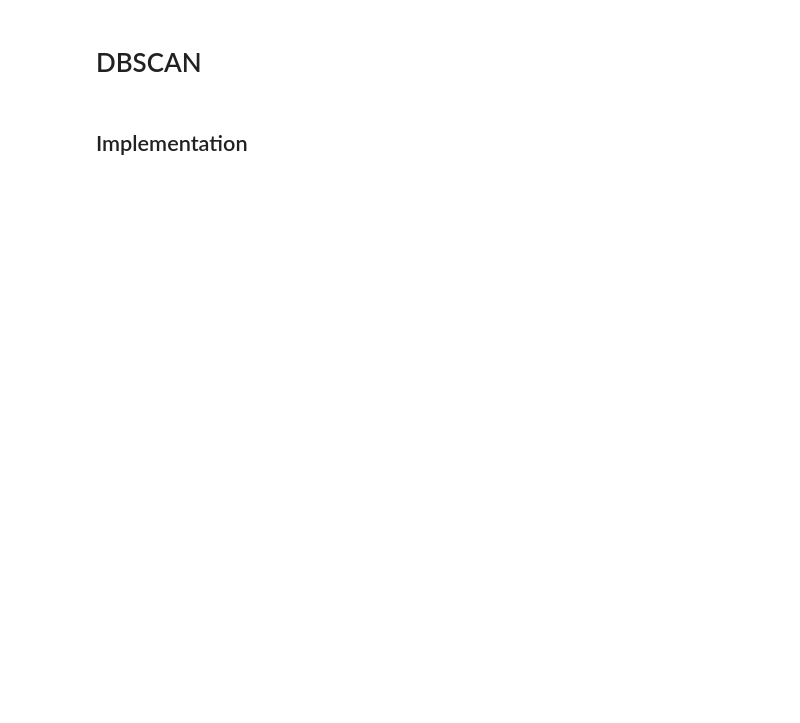
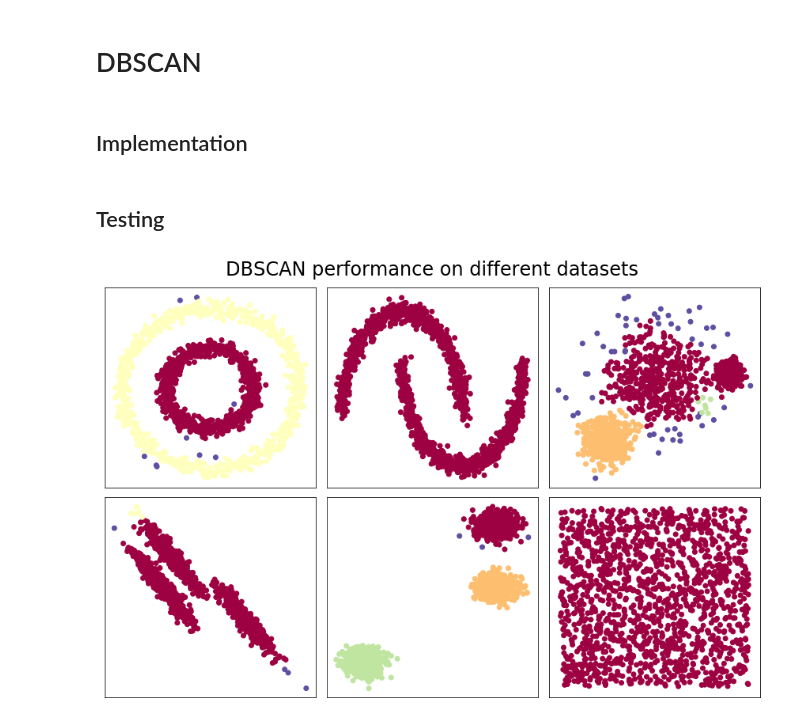
Before and after one commit to borsukvasyl/dbscan, a Jupyter notebook: DBSCAN.ipynb, the cells around one changed output. Cells and saved outputs as stored; diff of their text form; code cells hidden in the pictures; blank space fills up the shorter version.

Commit message:
added testing of DBSCAN

```diff
--- a/DBSCAN.ipynb
+++ b/DBSCAN.ipynb
@@ -60,3 +63,55 @@ class DBSCAN(object):
     @staticmethod
     def _next_id(cluster_id):
         return cluster_id + 1
+# %% [markdown]
+## Testing
+# %%
+n_samples = 1500
+
+noisy_circles = datasets.make_circles(n_samples=n_samples, factor=.5, noise=.05)[0]
+noisy_moons = datasets.make_moons(n_samples=n_samples, noise=.05)[0]
+blobs = datasets.make_blobs(n_samples=n_samples, random_state=8)[0]
+
+# Anisotropicly distributed data
+random_state = 170
+X, y = datasets.make_blobs(n_samples=n_samples, random_state=random_state)
+transformation = [[0.6, -0.6], [-0.4, 0.8]]
+X_aniso = np.dot(X, transformation)
+aniso = X_aniso
+
+# blobs with varied variances
+varied = datasets.make_blobs(n_samples=n_samples,
+                             cluster_std=[1.0, 2.5, 0.5],
+                             random_state=random_state)[0]
+
+no_structure = np.random.rand(n_samples, 2)
+
+data = [
+    (noisy_circles, {'eps': 0.08}),
+    (noisy_moons, {}),
+    (varied, {'eps': .75}),
+    (aniso, {'eps': .45}),
+    (blobs, {'eps': 1}),
+    (no_structure, {'eps': 0.3})
+]
+
+plt.figure(figsize=(12, 8))
+plt.subplots_adjust(left=.02, right=.98, bottom=.02, top=.92, wspace=.05, hspace=.05)
+plt.suptitle("DBSCAN performance on different datasets", fontsize=24)
+
+for i in range(len(data)):
+    dataset, conf = data[i][0], data[i][1]
+
+    dbscan = DBSCAN(**conf)
+    labels = dbscan.fit(dataset)
+
+    unique_labels = np.unique(labels)
+    colors = np.array([plt.cm.Spectral(each) for each in np.linspace(0, 1, len(unique_labels + 1))])
+
+    plt.subplot(2, 3, i + 1)
+    plt.scatter(dataset[:, 0], dataset[:, 1], color=colors[labels])
+    plt.xticks(())
+    plt.yticks(())
+plt.show()
+# %% [output]
+[figure, added]
```
Also changed, not shown: parts of 1 cell of this notebook.
